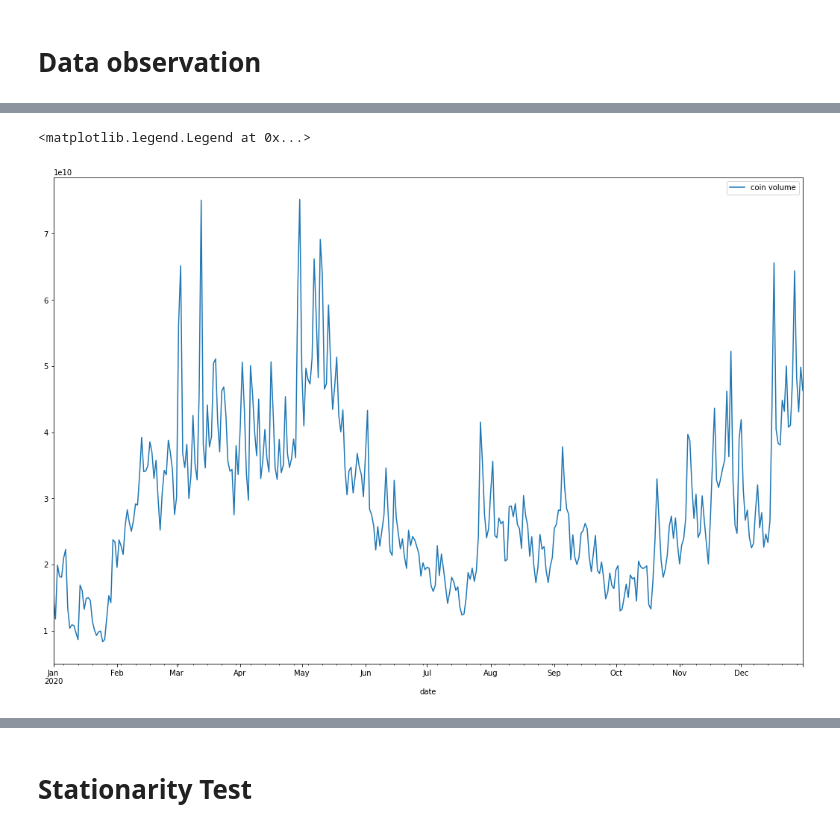
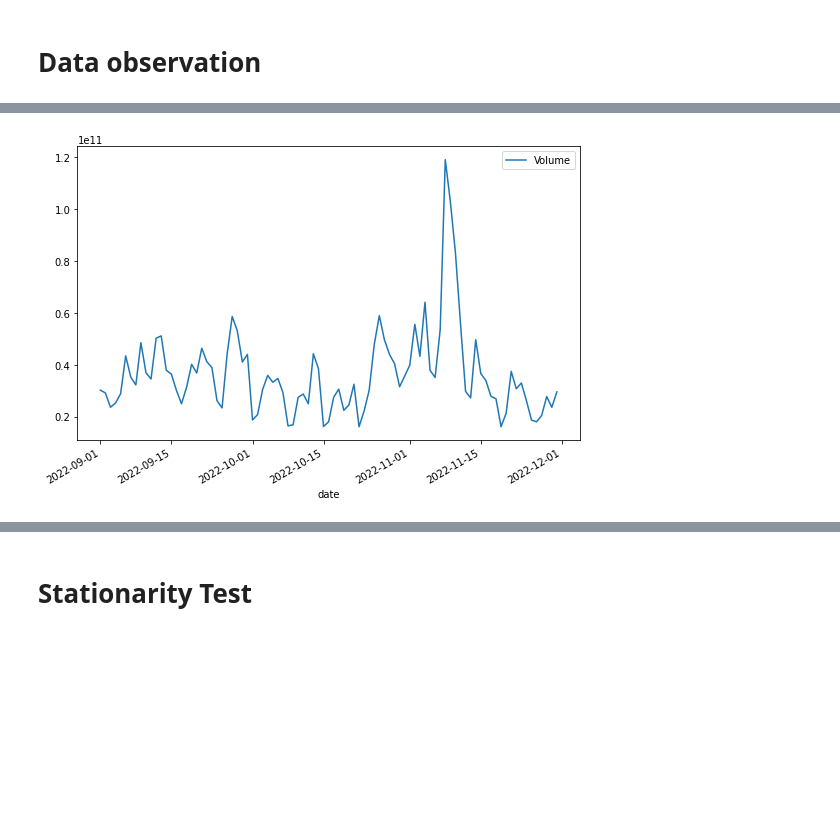
Before and after one commit to tunajaw/2022-Fintech-Final---Crypto-Price-Prediction-using-tweet-emotion-analysis, a Jupyter notebook: Bitcoin price prediction (LSTM+VAR).ipynb, the cells around one changed output, grey strips where cells are left out. Saved outputs shown, nothing was run; the diff lists cells and outputs as text; code cells hidden in the pictures; blank space fills up the shorter version.

Commit message:
Complete Oct-Dec Emotional Analysis, Add scarping BTC.D files

```diff
--- a/Bitcoin price prediction (LSTM+VAR).ipynb
+++ b/Bitcoin price prediction (LSTM+VAR).ipynb
@@ -21,25 +21,26 @@ warnings.simplefilter(action='ignore', category=(FutureWarning, UserWarning))
 # Data observation
 # %%
 #Import emotiondata
-data_input_path = 'E:\\project_data\\tweet_data\\#bitcoin\\report'
+data_input_path = './emotion_data/'
 
 filenames = glob.glob(data_input_path + '\\*.csv') # csvs
 
 tempDF = []
+emotiondata = []
 
 for filename in filenames:
-    df = pd.read_csv(filename, index_col = None , header = 0)
+    df = pd.read_csv(filename, index_col=False, header=0)
+    df = df.iloc[:, 1:]
     tempDF.append(df)
 
 emotiondata = pd.concat(tempDF, axis = 0, ignore_index = True)
 emotiondata['date'] = pd.to_datetime(emotiondata['date'])
 # %%
 #Import coindata
-coindata= pd.read_csv('E:\\project_data\\coin_data\\BTC.csv', index_col = None, header = 0)
+coindata= pd.read_csv('./coin_data/BTC.csv', index_col = None, header = 0)
 
-coindata['time'] = pd.to_datetime(coindata['time'],format='%Y-%m-%d')
-coindata['date'] = coindata['time'].dt.date
-coindata['date'] = pd.to_datetime(coindata['date'])
+coindata['date'] = pd.to_datetime(coindata['Date'])
+del coindata['Date']
 # %%
 #Merge data set
 tempData = pd.merge(coindata, emotiondata, on='date')
@@ -70,10 +86,9 @@ plt.legend()
 # %%
 #Time series chart of coin volume
-coin_volume=pd.Series(data['volume_24h'])
-coin_volume.plot(figsize=(18,12),label='coin volume')
+coin_volume=pd.Series(data['Volume'])
+coin_volume.plot(figsize=(9,6),label='Volume')
 
-plt.legend()
+plt.legend();
 # %% [output]
-<matplotlib.legend.Legend at 0x...>
-[figure, old version]
+[figure, new version]
 # %%
```
Also changed, not shown: parts of 20 cells of this notebook, 9 other files.
